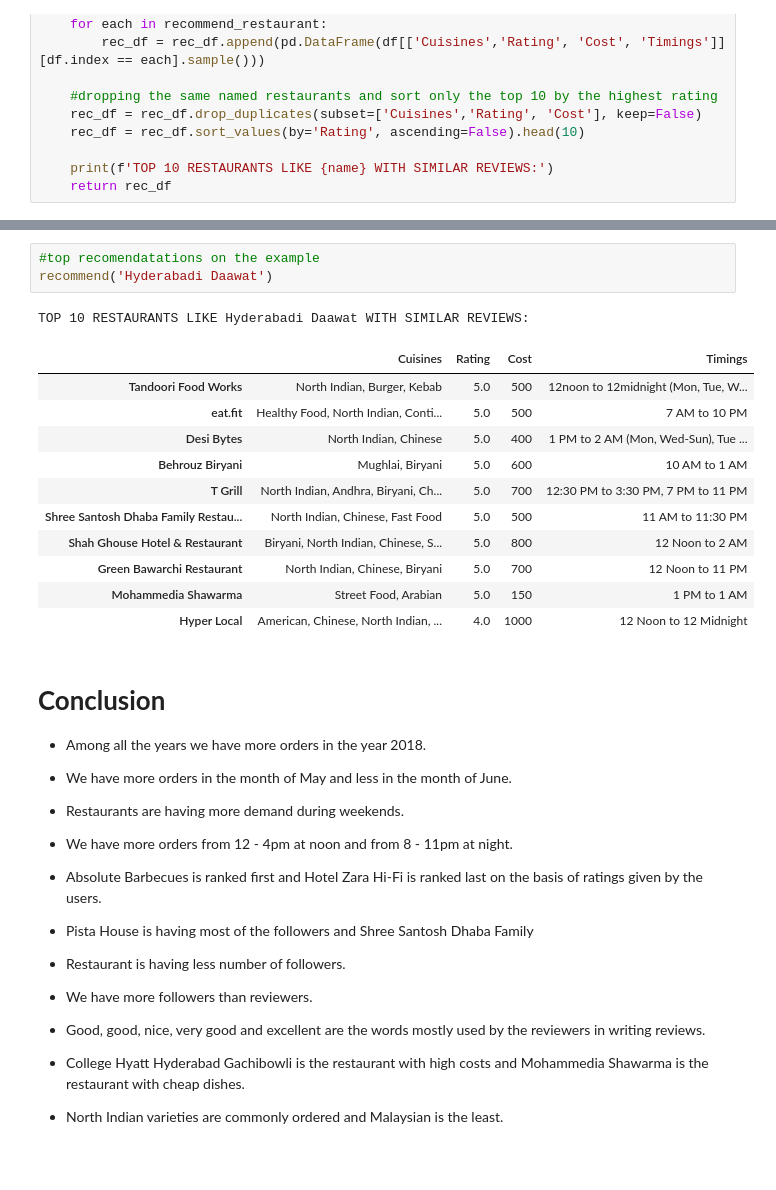
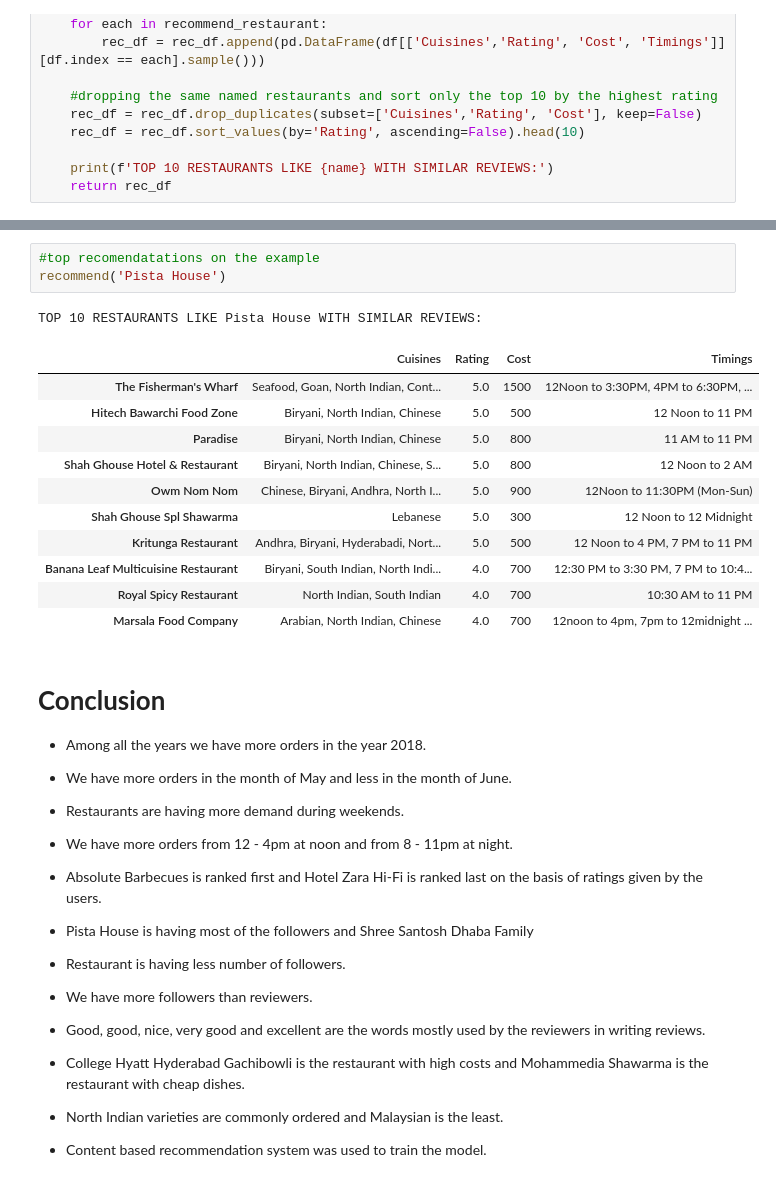
Before and after one commit to Narayan718/unsupervized-learning, a Jupyter notebook: zomato.ipynb, the cells around one changed output, grey strips where cells are left out. Saved outputs shown, nothing was run; the diff lists cells and outputs as text.

Commit message:
Restaurants recommendation model

```diff
--- a/zomato.ipynb
+++ b/zomato.ipynb
@@ -825,19 +834,19 @@ df[df.index=='Hyderabadi Daawat'].head(1)
 # %%
 #top recomendatations on the example
-recommend('Hyderabadi Daawat')
+recommend('Pista House')
 # %% [output]
-TOP 10 RESTAURANTS LIKE Hyderabadi Daawat WITH SIMILAR REVIEWS:
+TOP 10 RESTAURANTS LIKE Pista House WITH SIMILAR REVIEWS:
 |  | Cuisines | Rating | Cost | Timings |
-| Tandoori Food Works | North Indian, Burger, Kebab | 5.0 | 500 | 12noon to 12midnight (Mon, Tue, W... |
-| eat.fit | Healthy Food, North Indian, Conti... | 5.0 | 500 | 7 AM to 10 PM |
-| Desi Bytes | North Indian, Chinese | 5.0 | 400 | 1 PM to 2 AM (Mon, Wed-Sun), Tue ... |
-| Behrouz Biryani | Mughlai, Biryani | 5.0 | 600 | 10 AM to 1 AM |
-| T Grill | North Indian, Andhra, Biryani, Ch... | 5.0 | 700 | 12:30 PM to 3:30 PM, 7 PM to 11 PM |
-| Shree Santosh Dhaba Family Restau... | North Indian, Chinese, Fast Food | 5.0 | 500 | 11 AM to 11:30 PM |
+| The Fisherman's Wharf | Seafood, Goan, North Indian, Cont... | 5.0 | 1500 | 12Noon to 3:30PM, 4PM to 6:30PM, ... |
+| Hitech Bawarchi Food Zone | Biryani, North Indian, Chinese | 5.0 | 500 | 12 Noon to 11 PM |
+| Paradise | Biryani, North Indian, Chinese | 5.0 | 800 | 11 AM to 11 PM |
 | Shah Ghouse Hotel & Restaurant | Biryani, North Indian, Chinese, S... | 5.0 | 800 | 12 Noon to 2 AM |
-| Green Bawarchi Restaurant | North Indian, Chinese, Biryani | 5.0 | 700 | 12 Noon to 11 PM |
-| Mohammedia Shawarma | Street Food, Arabian | 5.0 | 150 | 1 PM to 1 AM |
-| Hyper Local | American, Chinese, North Indian, ... | 4.0 | 1000 | 12 Noon to 12 Midnight |
+| Owm Nom Nom | Chinese, Biryani, Andhra, North I... | 5.0 | 900 | 12Noon to 11:30PM (Mon-Sun) |
+| Shah Ghouse Spl Shawarma | Lebanese | 5.0 | 300 | 12 Noon to 12 Midnight |
+| Kritunga Restaurant | Andhra, Biryani, Hyderabadi, Nort... | 5.0 | 500 | 12 Noon to 4 PM, 7 PM to 11 PM |
+| Banana Leaf Multicuisine Restaurant | Biryani, South Indian, North Indi... | 4.0 | 700 | 12:30 PM to 3:30 PM, 7 PM to 10:4... |
+| Royal Spicy Restaurant | North Indian, South Indian | 4.0 | 700 | 10:30 AM to 11 PM |
+| Marsala Food Company | Arabian, North Indian, Chinese | 4.0 | 700 | 12noon to 4pm, 7pm to 12midnight ... |
 # %% [markdown]
 # **Conclusion**
 
@@ -862,3 +871,5 @@ TOP 10 RESTAURANTS LIKE Hyderabadi Daawat WITH SIMILAR REVIEWS:
 * College Hyatt Hyderabad Gachibowli is the restaurant with high costs and Mohammedia Shawarma is the restaurant with cheap dishes.
 
 * North Indian varieties are commonly ordered and Malaysian is the least.
+
+* Content based recommendation system was used to train the model.
```
Also changed, not shown: parts of 6 cells of this notebook.
